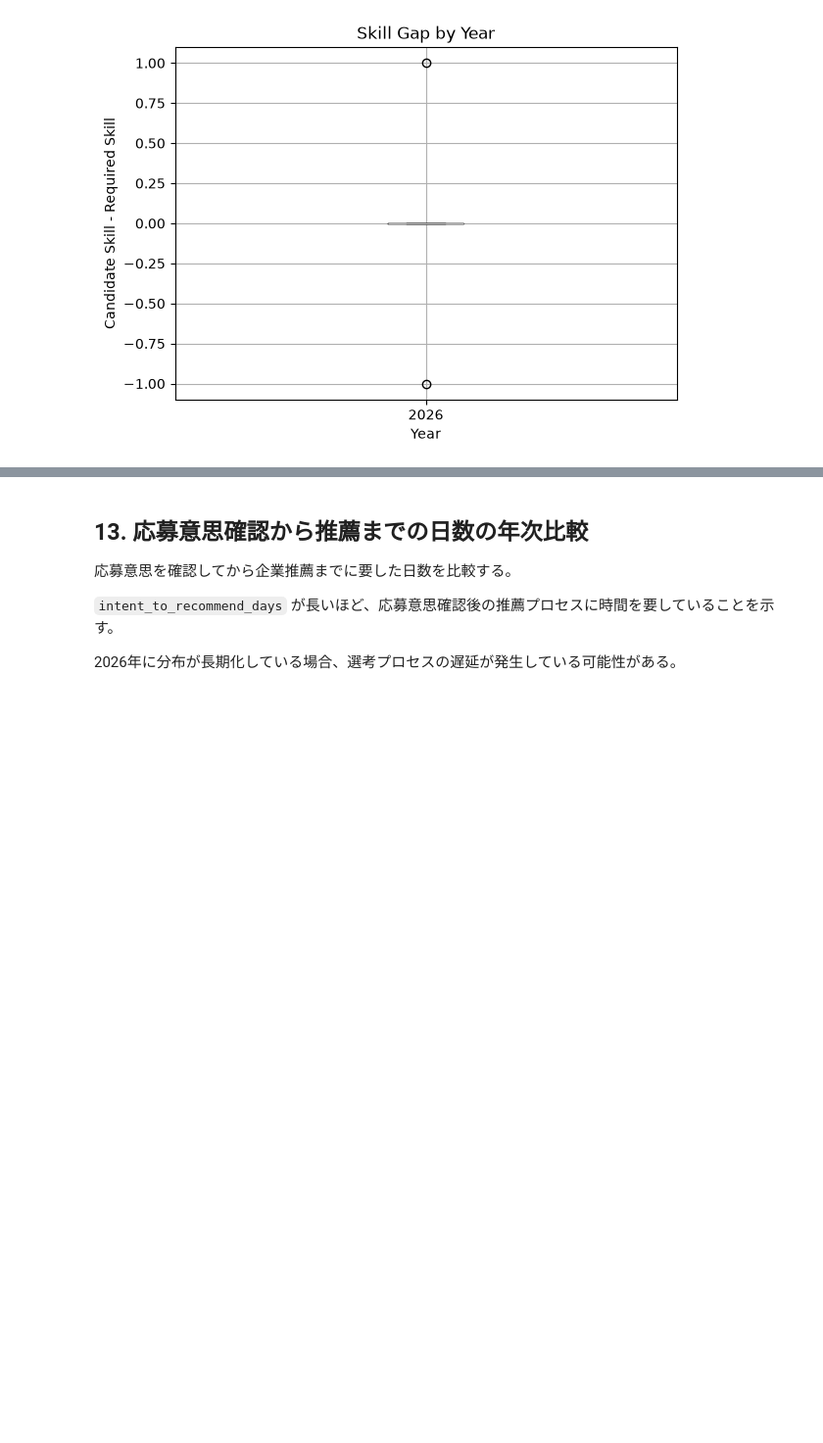
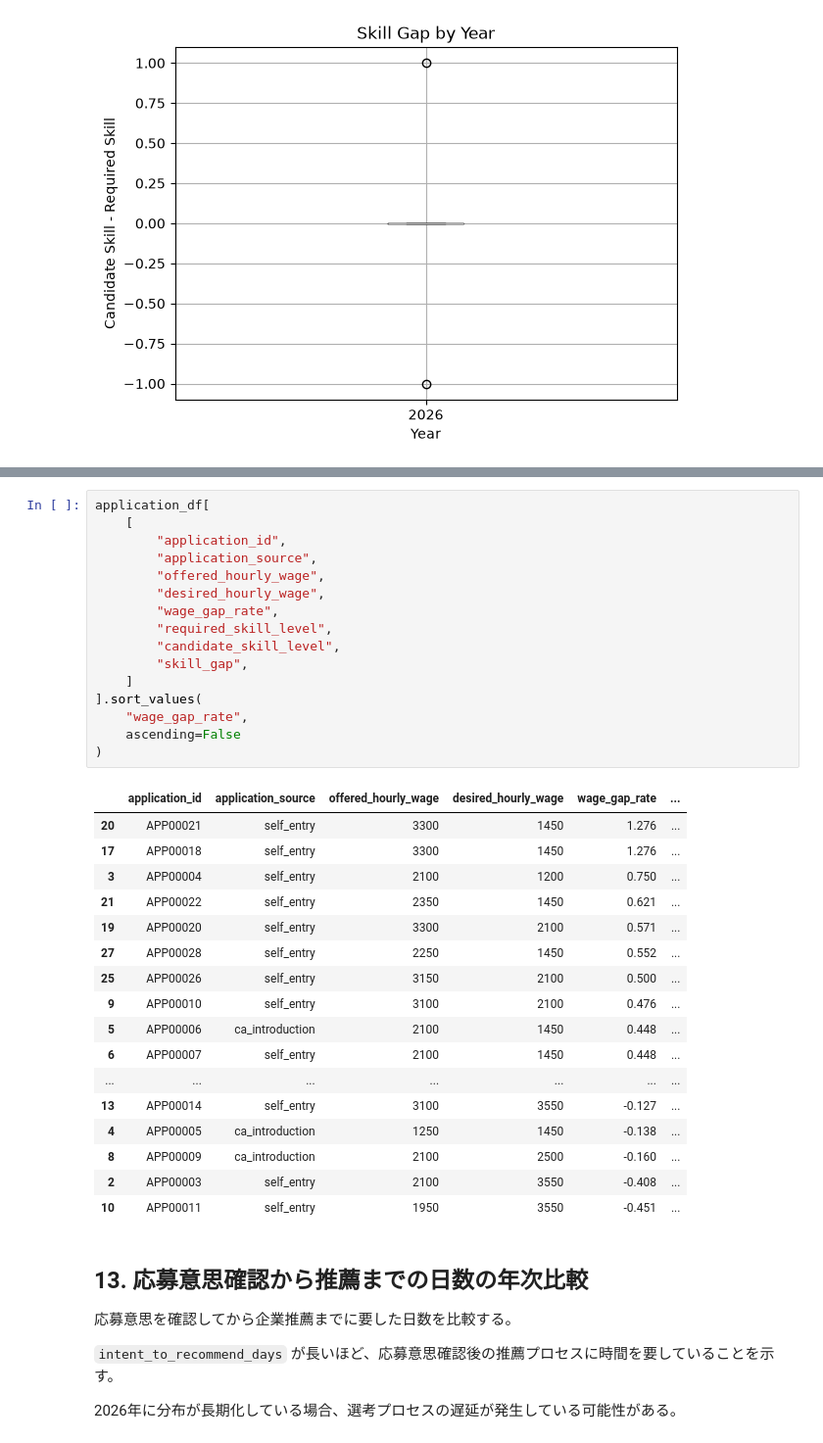
Before and after one commit to k-tomoe/recruitment-analytics-portfolio, a Jupyter notebook: notebooks/01_eda.ipynb, the cells around one changed output, grey strips where cells are left out. Shown at 98% size. Drawn from its saved outputs; the diff is of its cells as text; blank space fills up the shorter version.

```diff
--- a/notebooks/01_eda.ipynb
+++ b/notebooks/01_eda.ipynb
@@ -628,3 +753,37 @@ plt.show()
+# %%
+application_df[
+    [
+        "application_id",
+        "application_source",
+        "offered_hourly_wage",
+        "desired_hourly_wage",
+        "wage_gap_rate",
+        "required_skill_level",
+        "candidate_skill_level",
+        "skill_gap",
+    ]
+].sort_values(
+    "wage_gap_rate",
+    ascending=False
+)
+# %% [output]
+|  | application_id | application_source | offered_hourly_wage | desired_hourly_wage | wage_gap_rate | ... |
+| 20 | APP00021 | self_entry | 3300 | 1450 | 1.276 | ... |
+| 17 | APP00018 | self_entry | 3300 | 1450 | 1.276 | ... |
+| 3 | APP00004 | self_entry | 2100 | 1200 | 0.750 | ... |
+| 21 | APP00022 | self_entry | 2350 | 1450 | 0.621 | ... |
+| 19 | APP00020 | self_entry | 3300 | 2100 | 0.571 | ... |
+| 27 | APP00028 | self_entry | 2250 | 1450 | 0.552 | ... |
+| 25 | APP00026 | self_entry | 3150 | 2100 | 0.500 | ... |
+| 9 | APP00010 | self_entry | 3100 | 2100 | 0.476 | ... |
+| 5 | APP00006 | ca_introduction | 2100 | 1450 | 0.448 | ... |
+| 6 | APP00007 | self_entry | 2100 | 1450 | 0.448 | ... |
+| ... | ... | ... | ... | ... | ... | ... |
+| 13 | APP00014 | self_entry | 3100 | 3550 | -0.127 | ... |
+| 4 | APP00005 | ca_introduction | 1250 | 1450 | -0.138 | ... |
+| 8 | APP00009 | ca_introduction | 2100 | 2500 | -0.160 | ... |
+| 2 | APP00003 | self_entry | 2100 | 3550 | -0.408 | ... |
+| 10 | APP00011 | self_entry | 1950 | 3550 | -0.451 | ... |
 # %% [markdown]
 ## 13. 応募意思確認から推薦までの日数の年次比較
 応募意思を確認してから企業推薦までに要した日数を比較する。
```
Also changed, not shown: parts of 10 cells of this notebook.
